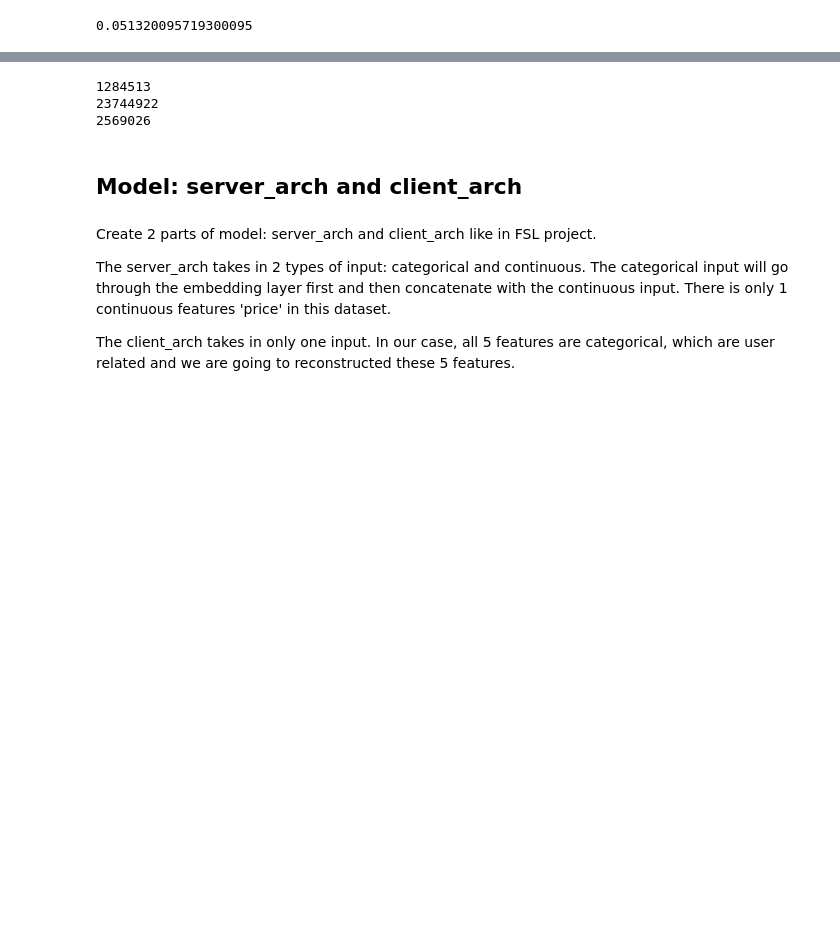
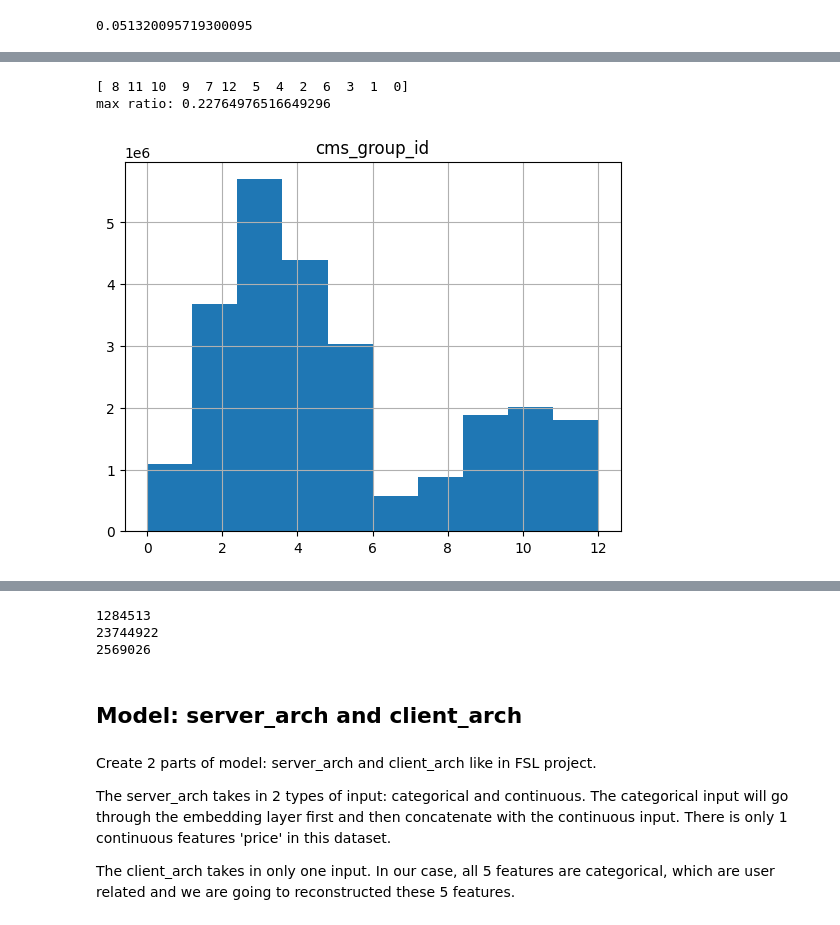
Before and after one commit to xinchiqiu/EXACT_attack, a Jupyter notebook: Taobao function.ipynb, the cells around one changed output, grey strips where cells are left out. Cells and saved outputs as stored; diff of their text form; code cells hidden in the pictures; blank space fills up the shorter version.

```diff
--- a/Taobao function.ipynb
+++ b/Taobao function.ipynb
@@ -155,0 +171,9 @@ sum(tb_df['clk'])/len(tb_df)
+# %%
+tb_df.hist(column='cms_group_id')
+print(tb_df['cms_group_id'].unique())
+ratio = len(tb_df[tb_df['cms_group_id'] == 3])/len(tb_df)
+print('max ratio:', ratio)
+# %% [output]
+[ 8 11 10  9  7 12  5  4  2  6  3  1  0]
+max ratio: 0.22764976516649296
+[figure, added]
```
Also changed, not shown: parts of 24 cells of this notebook.
